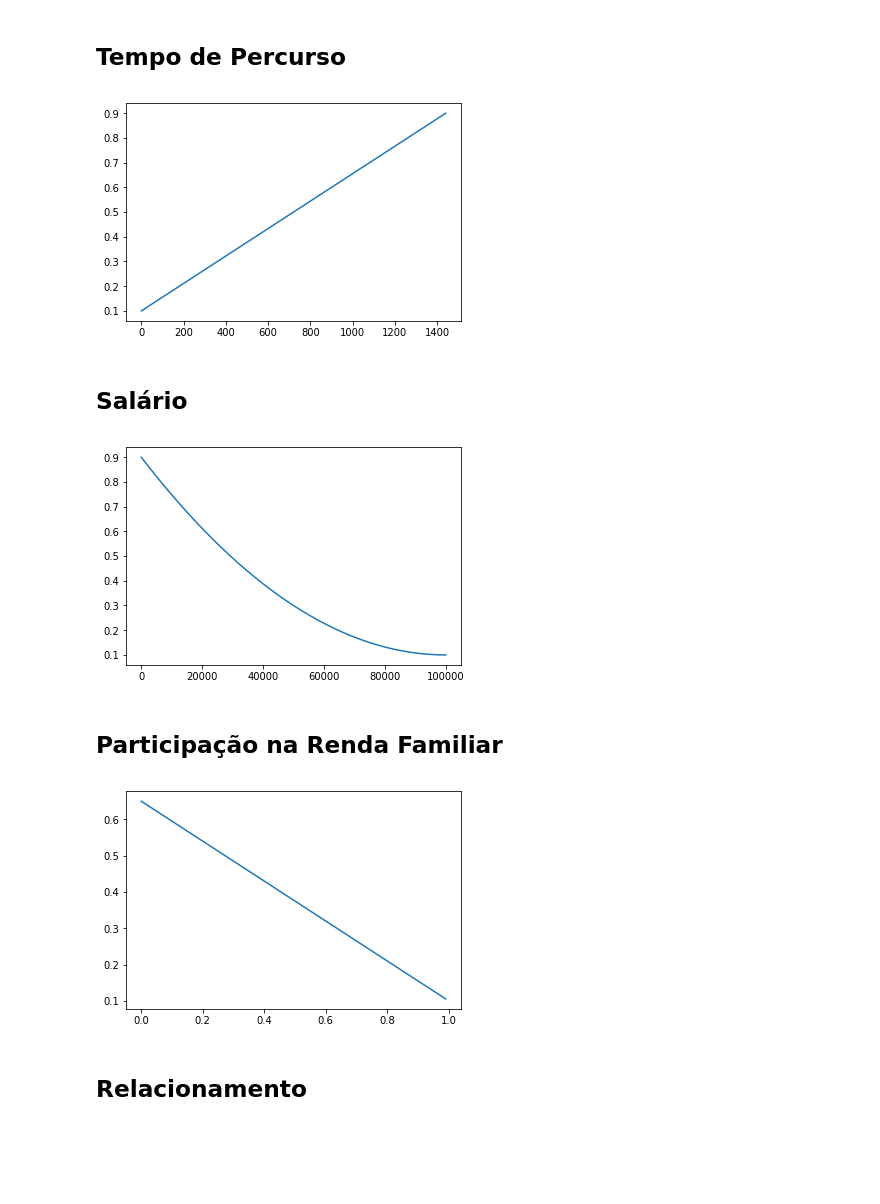
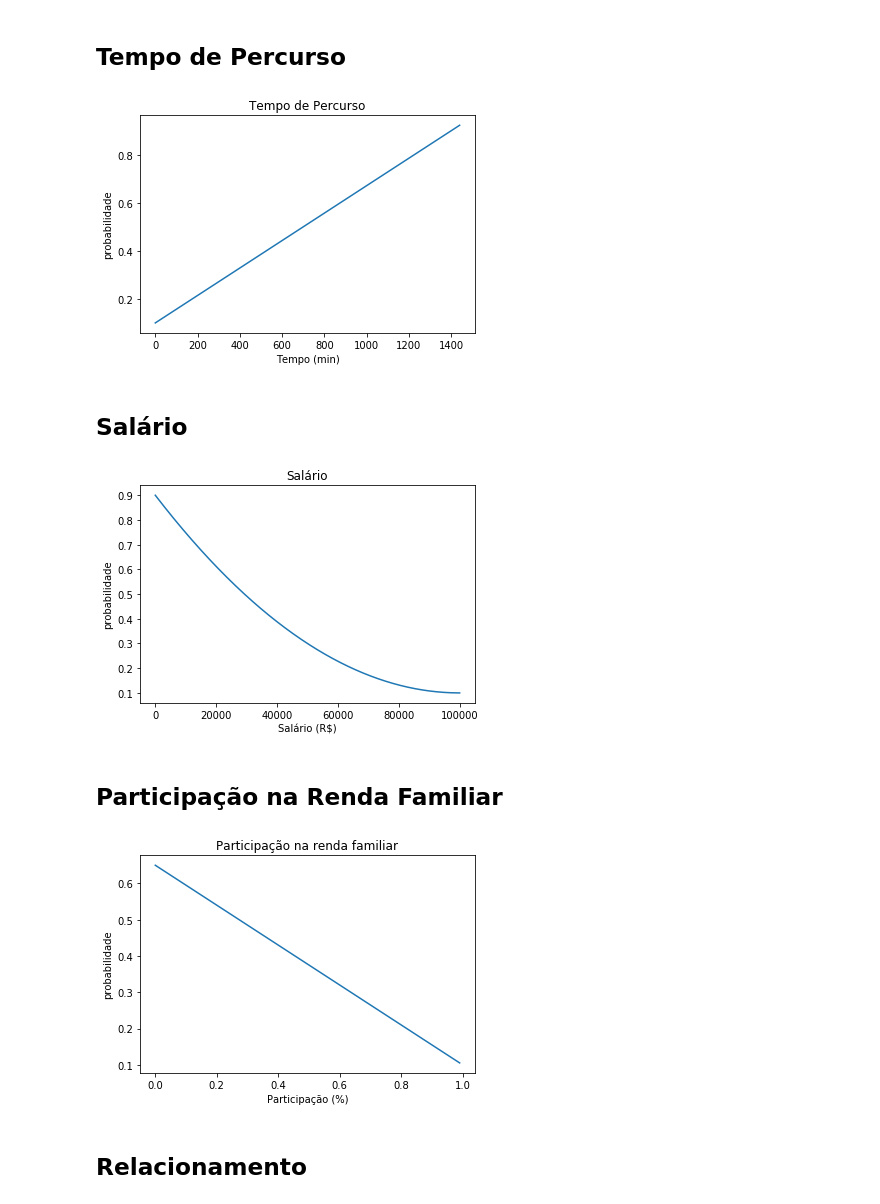
Before and after one commit to kiq005/AM-Demissao, a Jupyter notebook: Funções Base.ipynb, the cells around one changed output. Saved outputs shown, nothing was run; the diff lists cells and outputs as text; code cells hidden in the pictures; blank space fills up the shorter version.

```diff
--- a/Funções Base.ipynb
+++ b/Funções Base.ipynb
@@ -4,15 +4,38 @@ import math
 from mpl_toolkits import mplot3d
 import numpy as np
 import matplotlib.pyplot as plt
+# %%
+def lin(x, xi, yi, xf, yf):
+    dy = yf-yi
+    dx = (x-xi)/(xf-xi)
+    return dy*dx+yi
+
+def par(x, xi, yi, xf, yf):
+    dy = yf-yi
+    dx = (x-xi)/(xf-xi)
+    return -dy*dx*dx+2*dy*dx+yi
+
+def sig(x, xi, yi, xf, yf, k):
+    dy = yf-yi
+    xm = (xi+xf)/2
+    return (dy/(1+math.e**(-k*(x-xm))))+yi
+
+def gau(x, xi, yi, xf, yf, k):
+    dy = yf-yi
+    xm = (xi+xf)/2
+    return dy*math.e**(-k*(x-xm)**2)+yi
 # %% [markdown]
 ## Tempo de Percurso
 # %%
 x_tp = np.arange(0, 24*60, 0.1)
-y_tp = 0.1 + 0.000555556*(x_tp)
-plt.plot(x_tp, y_tp)
+y_tp = lin(x_tp, 0, 0.1, 1400, 0.9)
+plt.plot(x_tp, y_tp_n, label='Tempo de Percurso')
+plt.title('Tempo de Percurso')
+plt.xlabel('Tempo (min)')
+plt.ylabel('probabilidade')
 plt.show()
 # %% [output]
-[figure, old version]
+[figure, new version]
 # %% [markdown]
 ## Salário
 # %%
@@ -22,20 +45,26 @@ def quadratica(x, y_0, y_f, L):
     return x ** 2 * a + x * b + y_0
 
 x_sal = np.arange(0, 100000) # 100000 seria o limite sup. da BD
-y_sal = quadratica(x_sal, .9, .1, 100000)
-plt.plot(x_sal, y_sal)
+y_sal = par(x_sal, 0, 0.9, 100000, 0.1)
+plt.plot(x_sal, y_sal, label='Salário')
+plt.title('Salário')
+plt.xlabel('Salário (R$)')
+plt.ylabel('probabilidade')
 plt.show()
 # %% [output]
-[figure, old version]
+[figure, new version]
 # %% [markdown]
 ## Participação na Renda Familiar
 # %%
 x_rend = np.arange(0,1, 0.01)
-y_rend = 0.65 - 0.55*x_rend
-plt.plot(x_rend, y_rend)
+y_rend = lin(x_rend, 0, 0.65, 1, 0.1)
+plt.plot(x_rend, y_rend, label='Salário')
+plt.title('Participação na renda familiar')
+plt.xlabel('Participação (%)')
+plt.ylabel('probabilidade')
 plt.show()
 # %% [output]
-[figure, old version]
+[figure, new version]
 # %% [markdown]
 ## Relacionamento
 # %%
```
Also changed, not shown: parts of 7 cells of this notebook, 3 other files.
